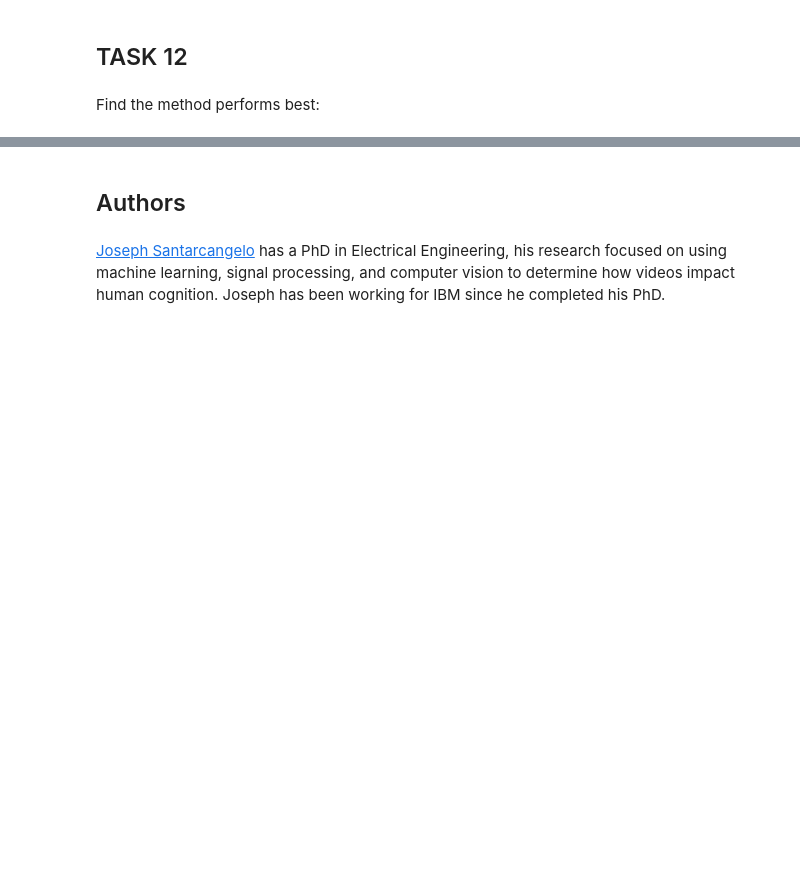
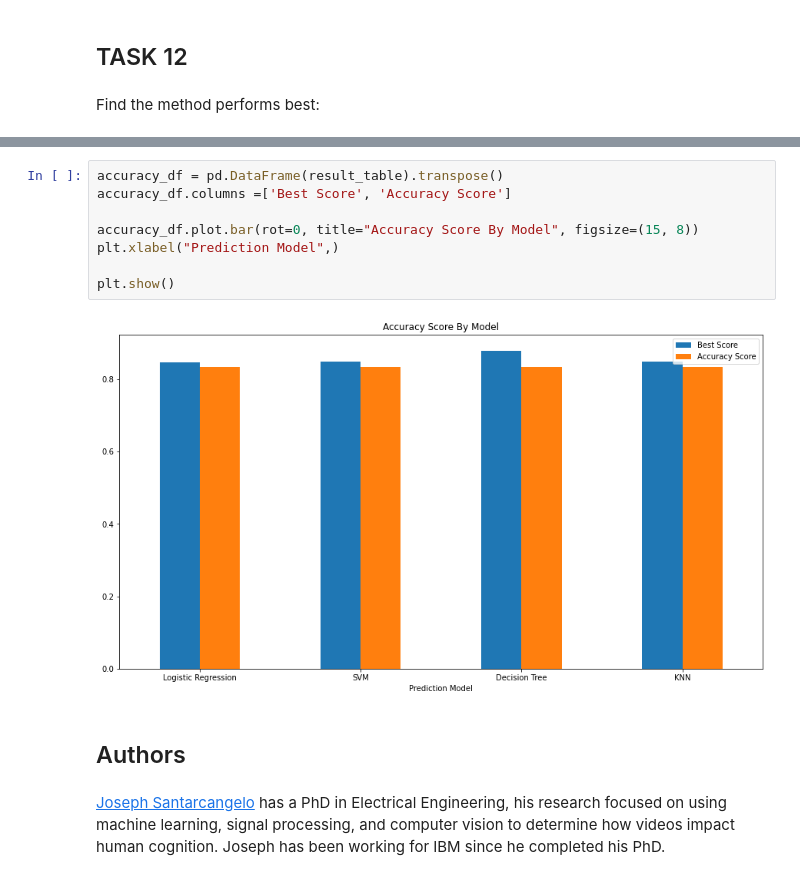
Before and after one commit to spazz2021/Data-Science-Capstone-Project, a Jupyter notebook: Capstone - Machine Learning Prediction.ipynb, the cells around one changed output, grey strips where cells are left out. Drawn from its saved outputs; the diff is of its cells as text; blank space fills up the shorter version.

```diff
--- a/Capstone - Machine Learning Prediction.ipynb
+++ b/Capstone - Machine Learning Prediction.ipynb
@@ -339,6 +339,16 @@ Decision Tree             0.9160714285714286   0.9444444444444444
 KNN                       0.8482142857142858   0.8333333333333334
 
  Decision Tree Model gives the highest score when compared to all other models
+# %%
+accuracy_df = pd.DataFrame(result_table).transpose()
+accuracy_df.columns =['Best Score', 'Accuracy Score']
+
+accuracy_df.plot.bar(rot=0, title="Accuracy Score By Model", figsize=(15, 8))
+plt.xlabel("Prediction Model",)
+
+plt.show()
+# %% [output]
+[figure, added]
 # %% [markdown]
 ## Authors
 # %% [markdown]
```
Also changed, not shown: parts of 3 cells of this notebook.
